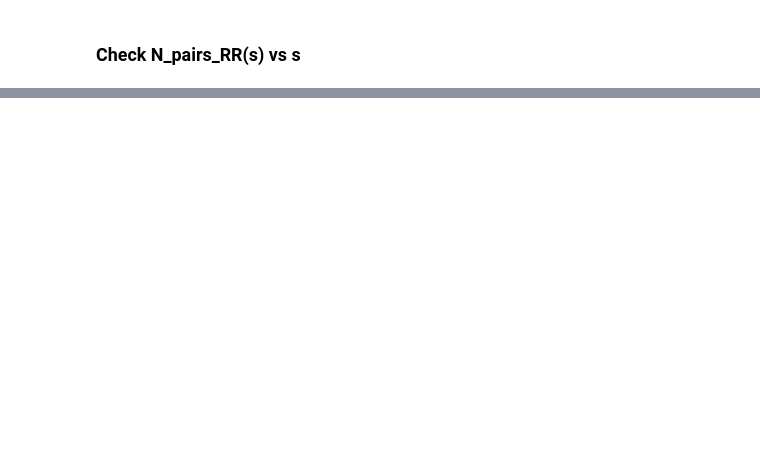
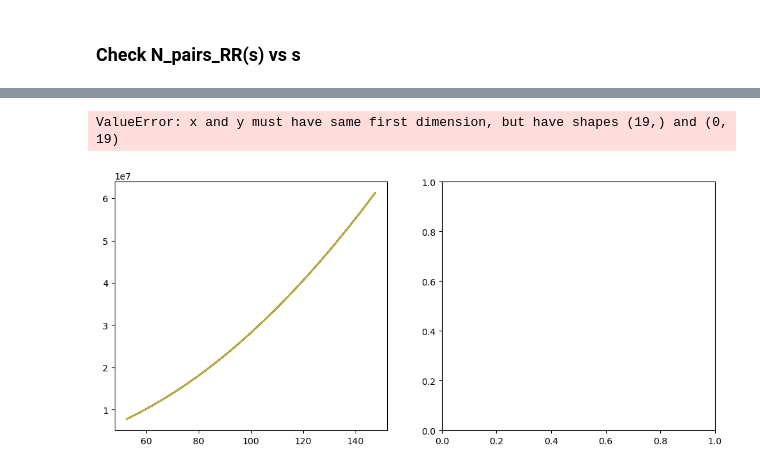
Before and after one commit to FedeDavilaKurban/filbao, a Jupyter notebook: mock.ipynb, the cells around one changed output, grey strips where cells are left out. Drawn from its saved outputs; the diff is of its cells as text; code cells hidden in the pictures; blank space fills up the shorter version.

Commit message:
working on smoothing randoms

```diff
--- a/mock.ipynb
+++ b/mock.ipynb
@@ -205,0 +545,12 @@ if __name__ == "__main__":
+# %%
+RR = RR_counts['npairs'].reshape(len(bins)-1, nmu_bins)
+RR_s = np.zeros(len(bins)-1)
+RR_mu = np.zeros(nmu_bins)
+for i in range(len(bins-1)):
+    for j in range(nmu_bins):
+
+
+s = .5*(bins[1:]+bins[:-1])
+mu = np.linspace(0.,1.,len(bins))[:-1]
+
+RR
@@ -206 +575,12 @@ if __name__ == "__main__":
+# %%
+
+fig, ax = plt.subplots(1, 2, figsize=(12, 5))
+
+ax[0].plot(s,RR_s,label='Raw Random')
+ax[1].plot(mu,RR_mu,label='Raw Random')
+
+#ax[1].plot(s,RR_mu,label='Raw Random')
+# %% [output]
+ValueError: x and y must have same first dimension, but have shapes (19,) and (0, 19)
+[figure, added]
 # %%
```
Also changed, not shown: parts of 12 cells of this notebook, 9 other files.
